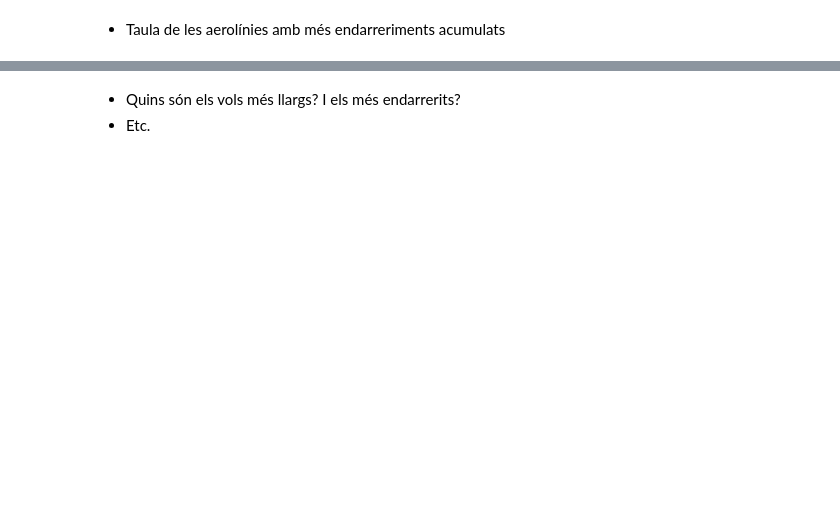
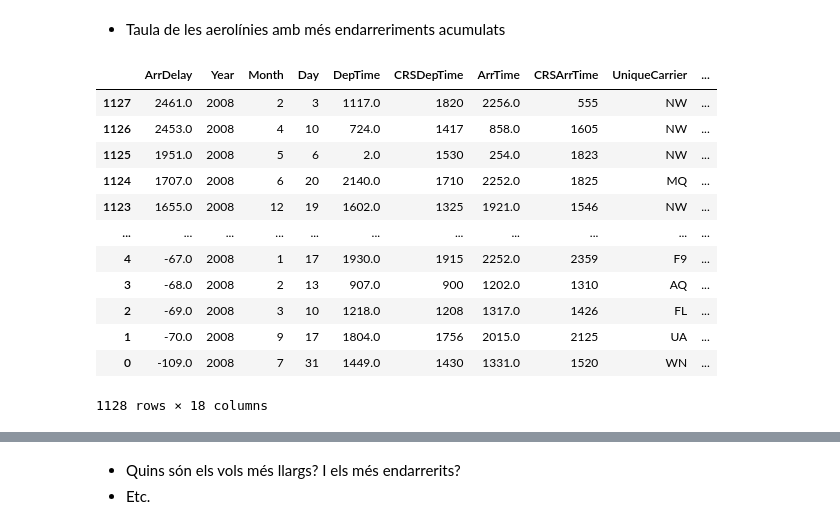
Before and after one commit to jesussantana/estructures_Dataframe, a Jupyter notebook: estructures_Dataframe.ipynb, the cells around one changed output, grey strips where cells are left out. Saved outputs shown, nothing was run; the diff lists cells and outputs as text; code cells hidden in the pictures; blank space fills up the shorter version.

```diff
--- a/estructures_Dataframe.ipynb
+++ b/estructures_Dataframe.ipynb
@@ -135,2 +143,23 @@ dataAirlines['AverageSpeed'].head()
 # %% [markdown]
 - Taula de les aerolínies amb més endarreriments acumulats
+# %%
+delayedFlightsMore = delayedFlightsRelevant.copy()
+
+delayedFlightsMore = delayedFlightsMore.groupby('ArrDelay').first().reset_index()
+
+moreDelayed = delayedFlightsMore.iloc[::-1]
+moreDelayed
+# %% [output]
+|  | ArrDelay | Year | Month | Day | DepTime | CRSDepTime | ArrTime | CRSArrTime | UniqueCarrier | ... |
+| 1127 | 2461.0 | 2008 | 2 | 3 | 1117.0 | 1820 | 2256.0 | 555 | NW | ... |
+| 1126 | 2453.0 | 2008 | 4 | 10 | 724.0 | 1417 | 858.0 | 1605 | NW | ... |
+| 1125 | 1951.0 | 2008 | 5 | 6 | 2.0 | 1530 | 254.0 | 1823 | NW | ... |
+| 1124 | 1707.0 | 2008 | 6 | 20 | 2140.0 | 1710 | 2252.0 | 1825 | MQ | ... |
+| 1123 | 1655.0 | 2008 | 12 | 19 | 1602.0 | 1325 | 1921.0 | 1546 | NW | ... |
+| ... | ... | ... | ... | ... | ... | ... | ... | ... | ... | ... |
+| 4 | -67.0 | 2008 | 1 | 17 | 1930.0 | 1915 | 2252.0 | 2359 | F9 | ... |
+| 3 | -68.0 | 2008 | 2 | 13 | 907.0 | 900 | 1202.0 | 1310 | AQ | ... |
+| 2 | -69.0 | 2008 | 3 | 10 | 1218.0 | 1208 | 1317.0 | 1426 | FL | ... |
+| 1 | -70.0 | 2008 | 9 | 17 | 1804.0 | 1756 | 2015.0 | 2125 | UA | ... |
+| 0 | -109.0 | 2008 | 7 | 31 | 1449.0 | 1430 | 1331.0 | 1520 | WN | ... |
+1128 rows × 18 columns
```
Also changed, not shown: parts of 19 cells of this notebook.
